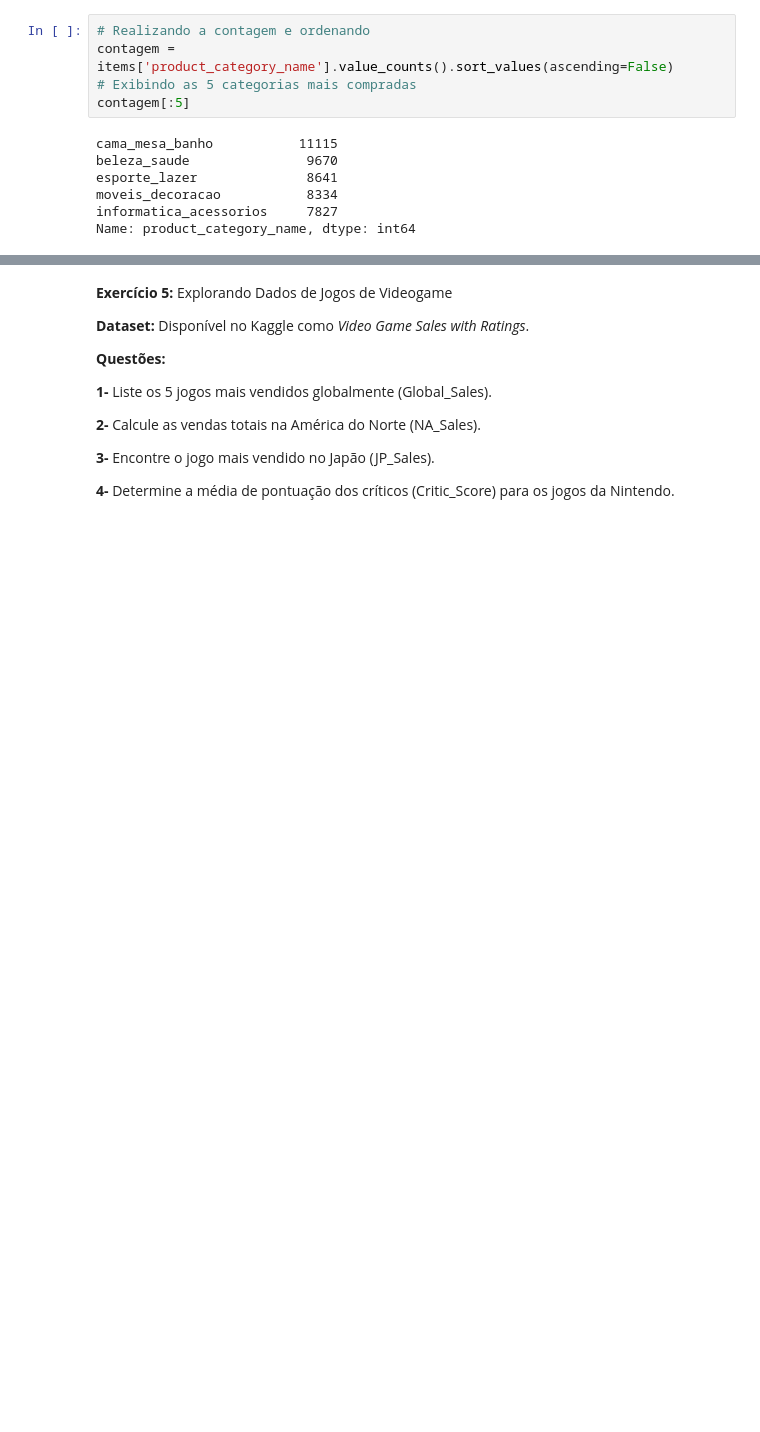
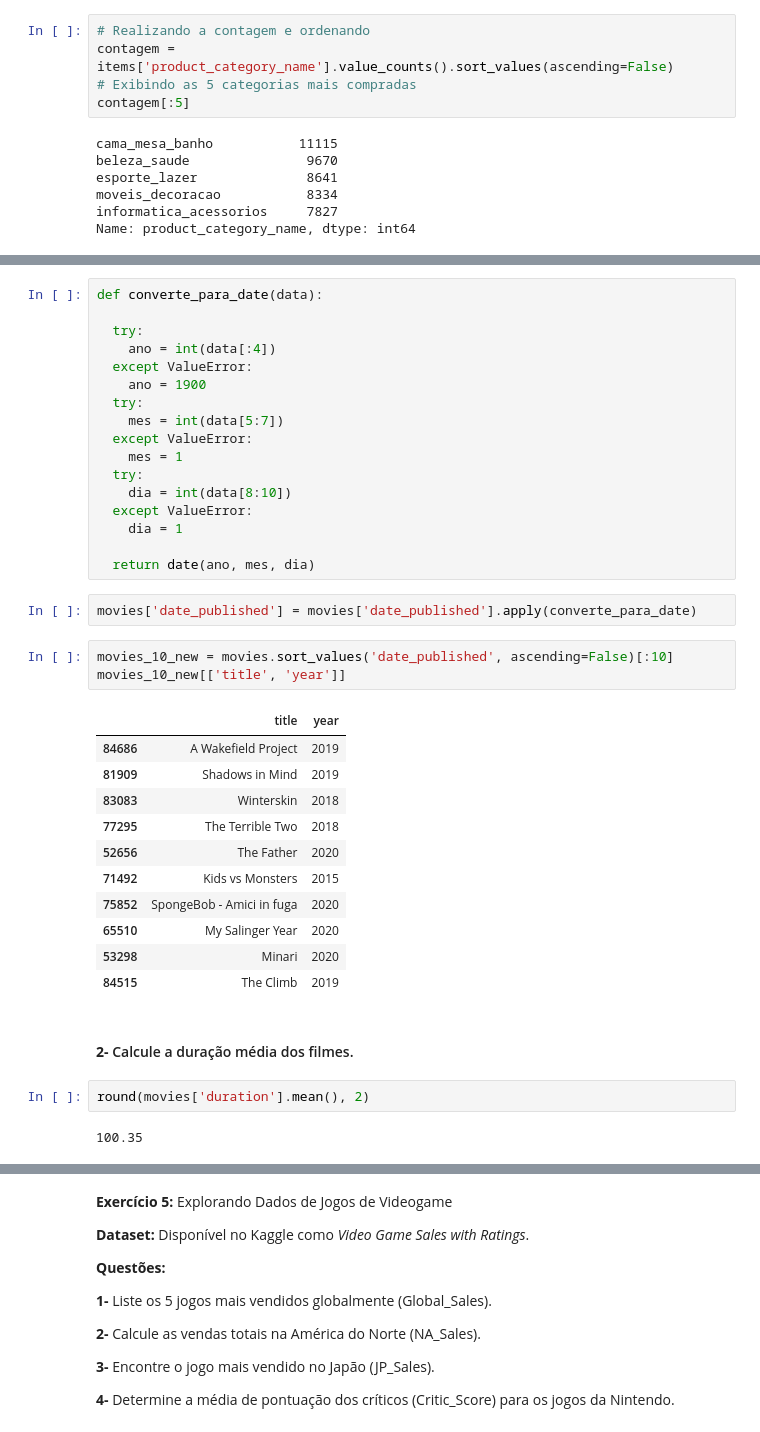
Before and after one commit to LuizGusQueiroz/Data_Science_AdaTech, a Jupyter notebook: Tecnicas_Programacao/Lista_II/Lista_II_Pandas.ipynb, the cells around one changed output, grey strips where cells are left out. Saved outputs shown, nothing was run; the diff lists cells and outputs as text; blank space fills up the shorter version.

```diff
--- a/Tecnicas_Programacao/Lista_II/Lista_II_Pandas.ipynb
+++ b/Tecnicas_Programacao/Lista_II/Lista_II_Pandas.ipynb
@@ -279,0 +299,40 @@ __4-__ Determine quantos filmes possuem uma classificação (avg_vote) superior
+# %%
+def converte_para_date(data):
+
+  try:
+    ano = int(data[:4])
+  except ValueError:
+    ano = 1900
+  try:
+    mes = int(data[5:7])
+  except ValueError:
+    mes = 1
+  try:
+    dia = int(data[8:10])
+  except ValueError:
+    dia = 1
+
+  return date(ano, mes, dia)
+# %%
+movies['date_published'] = movies['date_published'].apply(converte_para_date)
+# %%
+movies_10_new = movies.sort_values('date_published', ascending=False)[:10]
+movies_10_new[['title', 'year']]
+# %% [output]
+|  | title | year |
+| 84686 | A Wakefield Project | 2019 |
+| 81909 | Shadows in Mind | 2019 |
+| 83083 | Winterskin | 2018 |
+| 77295 | The Terrible Two | 2018 |
+| 52656 | The Father | 2020 |
+| 71492 | Kids vs Monsters | 2015 |
+| 75852 | SpongeBob - Amici in fuga | 2020 |
+| 65510 | My Salinger Year | 2020 |
+| 53298 | Minari | 2020 |
+| 84515 | The Climb | 2019 |
+# %% [markdown]
+#### __2-__ Calcule a duração média dos filmes.
+# %%
+round(movies['duration'].mean(), 2)
+# %% [output]
+100.35
```
Also changed, not shown: parts of 14 cells of this notebook.
